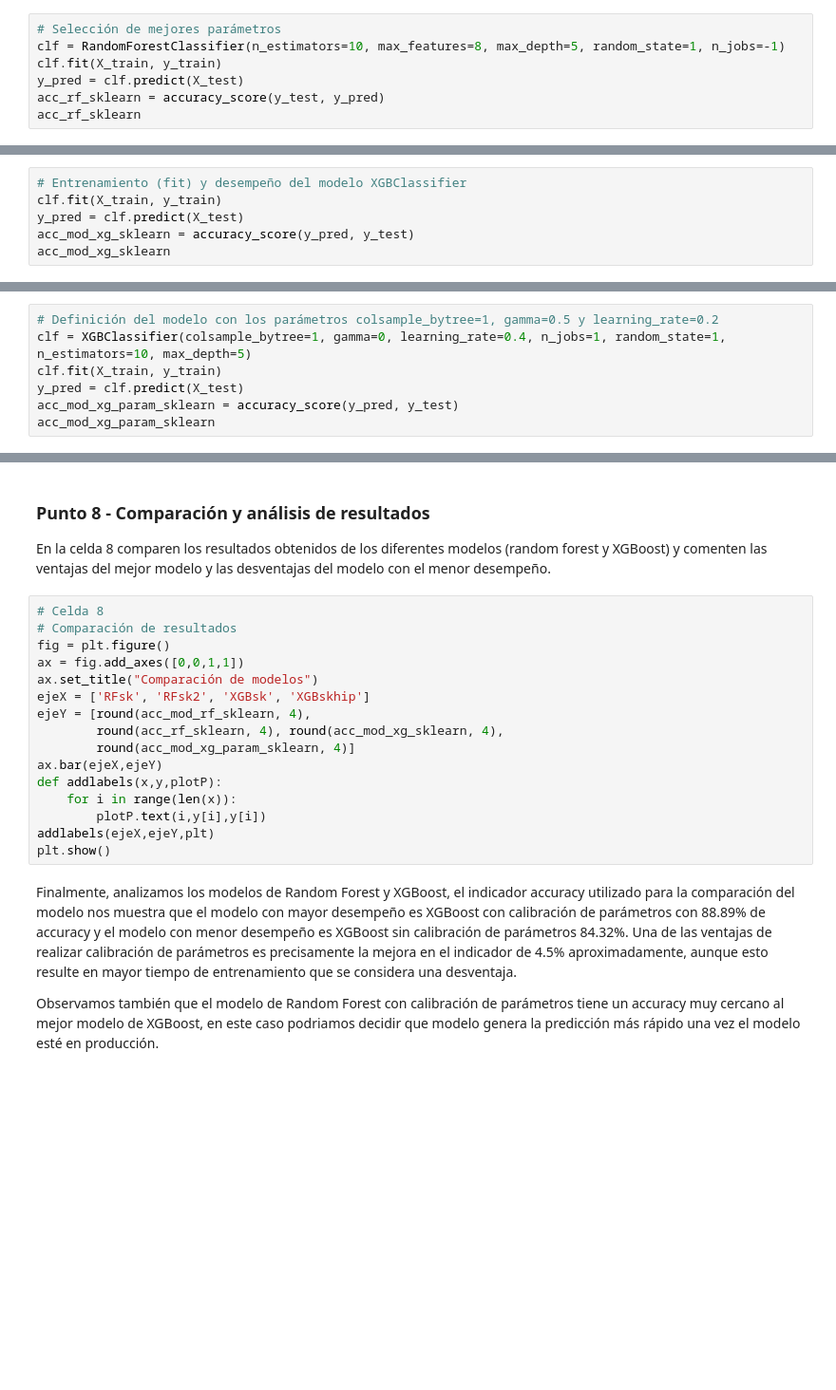
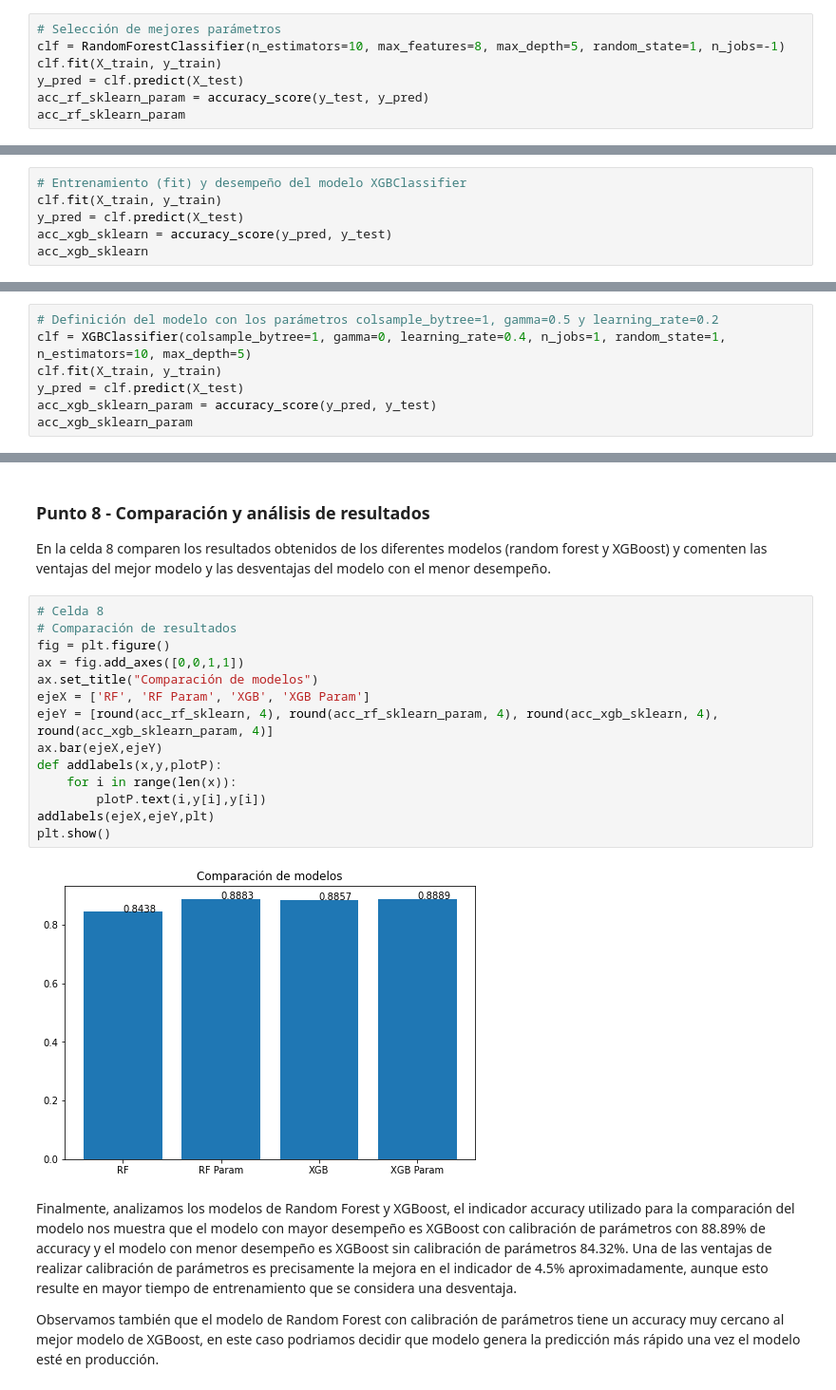
Before and after one commit to carlitoscanas/MIAD_ML_and_NLP, a Jupyter notebook: Semana 2/S2TC1_RandomForests_Boosting.ipynb, the cells around one changed output, grey strips where cells are left out. Shown at 95% size. Cells and saved outputs as stored; diff of their text form; blank space fills up the shorter version.

```diff
--- a/Semana 2/S2TC1_RandomForests_Boosting.ipynb
+++ b/Semana 2/S2TC1_RandomForests_Boosting.ipynb
@@ -324,8 +365,8 @@ Text(0, 0.5, 'Accuracy')
 clf = RandomForestClassifier(n_estimators=10, max_features=8, max_depth=5, random_state=1, n_jobs=-1)
 clf.fit(X_train, y_train)
 y_pred = clf.predict(X_test)
-acc_rf_sklearn = accuracy_score(y_test, y_pred)
-acc_rf_sklearn
+acc_rf_sklearn_param = accuracy_score(y_test, y_pred)
+acc_rf_sklearn_param
 # %% [output]
 0.8882794457274826
 # %% [markdown]
@@ -344,5 +397,5 @@ clf
 # Entrenamiento (fit) y desempeño del modelo XGBClassifier
 clf.fit(X_train, y_train)
 y_pred = clf.predict(X_test)
-acc_mod_xg_sklearn = accuracy_score(y_pred, y_test)
-acc_mod_xg_sklearn
+acc_xgb_sklearn = accuracy_score(y_pred, y_test)
+acc_xgb_sklearn
@@ -424,5 +488,5 @@ plt.ylabel('Accuracy')
 clf = XGBClassifier(colsample_bytree=1, gamma=0, learning_rate=0.4, n_jobs=1, random_state=1, n_estimators=10, max_depth=5)
 clf.fit(X_train, y_train)
 y_pred = clf.predict(X_test)
-acc_mod_xg_param_sklearn = accuracy_score(y_pred, y_test)
-acc_mod_xg_param_sklearn
+acc_xgb_sklearn_param = accuracy_score(y_pred, y_test)
+acc_xgb_sklearn_param
@@ -434,19 +500,19 @@ En la celda 8 comparen los resultados obtenidos de los diferentes modelos (rando
 # %%
 # Celda 8
 # Comparación de resultados
 fig = plt.figure()
 ax = fig.add_axes([0,0,1,1])
 ax.set_title("Comparación de modelos")
-ejeX = ['RFsk', 'RFsk2', 'XGBsk', 'XGBskhip']
-ejeY = [round(acc_mod_rf_sklearn, 4),
-        round(acc_rf_sklearn, 4), round(acc_mod_xg_sklearn, 4),
-        round(acc_mod_xg_param_sklearn, 4)]
+ejeX = ['RF', 'RF Param', 'XGB', 'XGB Param']
+ejeY = [round(acc_rf_sklearn, 4), round(acc_rf_sklearn_param, 4), round(acc_xgb_sklearn, 4), round(acc_xgb_sklearn_param, 4)]
 ax.bar(ejeX,ejeY)
 def addlabels(x,y,plotP):
     for i in range(len(x)):
         plotP.text(i,y[i],y[i])
 addlabels(ejeX,ejeY,plt)
 plt.show()
+# %% [output]
+[figure, added]
 # %% [markdown]
 Finalmente, analizamos los modelos de Random Forest y XGBoost, el indicador accuracy utilizado para la comparación del modelo nos muestra que el modelo con mayor desempeño es XGBoost con calibración de parámetros con 88.89% de accuracy y el modelo con menor desempeño es XGBoost sin calibración de parámetros 84.32%. Una de las ventajas de realizar calibración de parámetros es precisamente la mejora en el indicador de 4.5% aproximadamente, aunque esto resulte en mayor tiempo de entrenamiento que se considera una desventaja.
 
```
Also changed, not shown: parts of 14 cells of this notebook.
